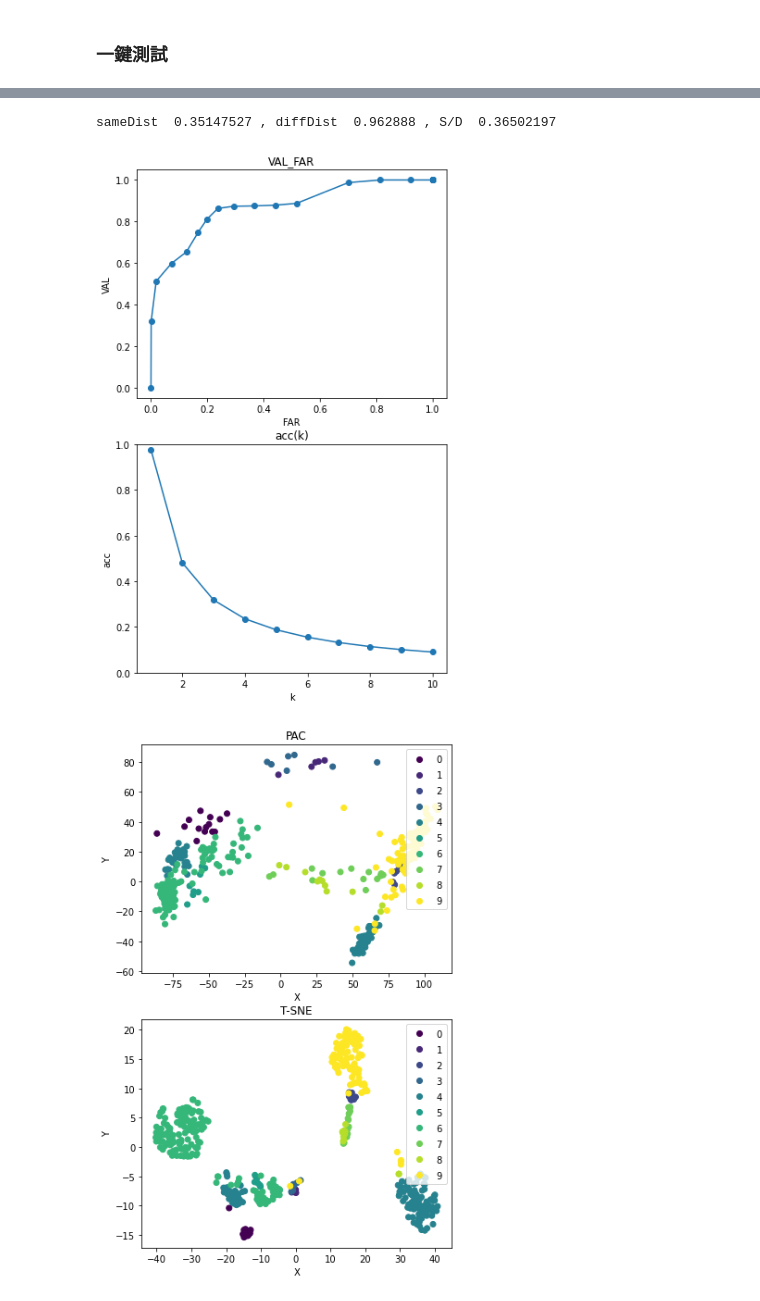
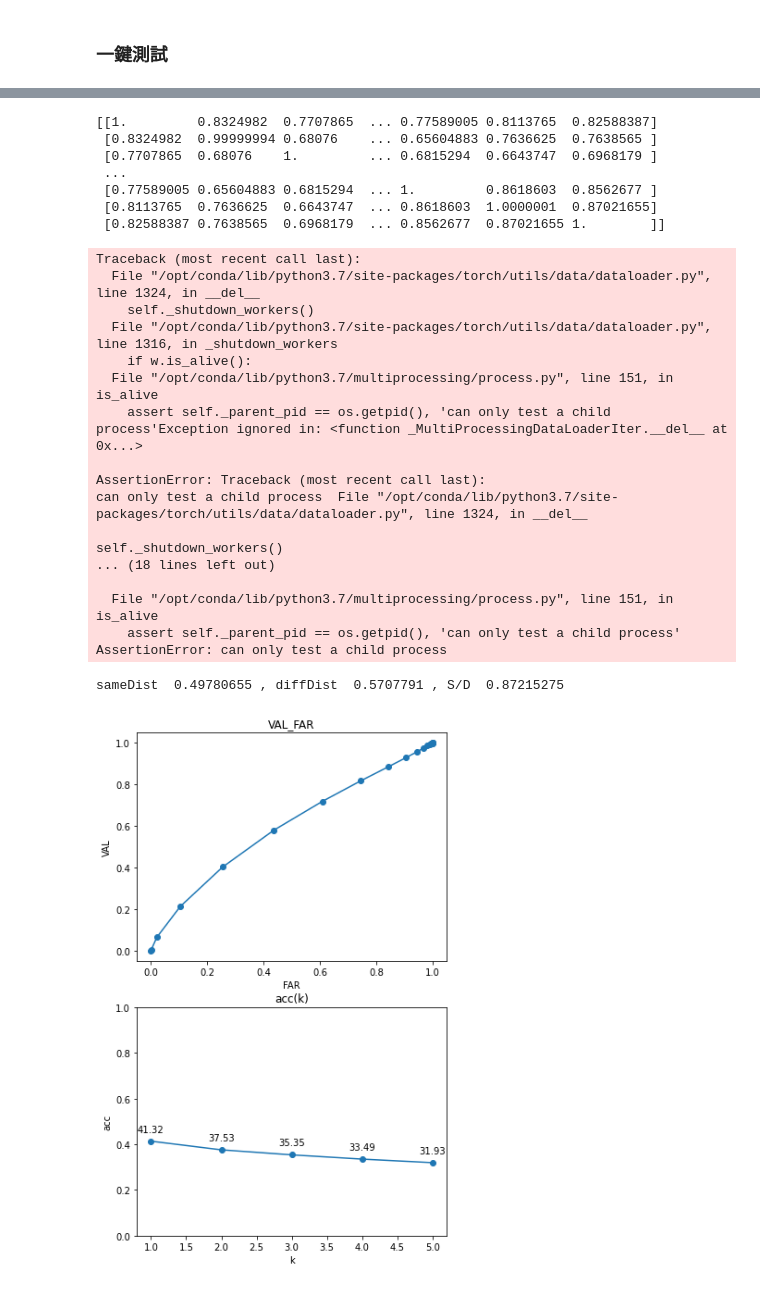
Before and after one commit to a07458666/simsiamfacenet, a Jupyter notebook: evaluationFeatureVertor.ipynb, the cells around one changed output, grey strips where cells are left out. Drawn from its saved outputs; the diff is of its cells as text; code cells hidden in the pictures.

```diff
--- a/evaluationFeatureVertor.ipynb
+++ b/evaluationFeatureVertor.ipynb
@@ -209,19 +204,19 @@ def collapseCheck(model, loader):
 # %% [markdown]
 ### validation
 # %%
-def validation(data_loader, model, l2 = False):
+def validation(data_loader, model):
     y_pre_list = []
     y_list = []
     for i_batch, image_batch in tqdm(enumerate(data_loader)):
         x = image_batch[0].to(device)
         y = image_batch[1]
-        if (l2):
-            model = nn.Sequential(model, L2_norm())
         y_pre = model(x)
         y_pre = y_pre.cpu().detach().numpy()
         for j, data in enumerate(y_pre):
             y_pre_list.append(data)
             y_list.append(int(y[j]))
+        if (len(y_list) > 3000):
+            break
     return y_pre_list, y_list
 # %%
 size=dataset_never.__len__()
@@ -425,5 +448,5 @@ def calculateClusterDistClose_GPU(y_pre, target):
 # %%
-def cal(y_pre, y, kMax = 10):
+def cal(y_pre, y, kMax = 5):
     valList = []
     farList = []
     accList = []
@@ -462,6 +485,14 @@ def showVAL_FAR_ACC(valList, farList, accList, accK):
     axs[1].scatter(accK, accList)
     axs[1].plot(accK, accList)
 
+    for x,y in zip(accK,accList):
+        label = "{:.2f}".format(y * 100)
+        plt.annotate(label, # this is the text
+                     (x,y), # these are the coordinates to position the label
+                     textcoords="offset points", # how to position the text
+                     xytext=(0,10), # distance from text to points (x,y)
+                     ha='center') # horizontal alignment can be left, right or center
+
     plt.savefig('ROC_ACC.png')
     plt.show()
 # showVAL_FAR_ACC(valList, farList, accList, accK)
@@ -501,10 +532,10 @@ def auto_dimension_reduction(y_pre, y):
 def auto_test(model_path):
     fast_model = loadEvalModel(model_path)
     collapseCheck(fast_model, never_loader)
-    y_pre, y = validation(never_loader, fast_model, True)
+    y_pre, y = validation(never_loader, fast_model)
     sameDist, diffDist = calculateClusterDistClose_GPU(y_pre, y)
     print('sameDist ', sameDist, ', diffDist ', diffDist, ', S/D ', sameDist / diffDist)
     valList, farList, accList, accK = cal(y_pre, y)
     showVAL_FAR_ACC(valList, farList, accList, accK)
-    y_pre, y = validation(never_loader, fast_model, False)
+    y_pre, y = validation(never_loader, fast_model)
     return y_pre, y
@@ -511,5 +546,5 @@ def auto_test(model_path):
 # %%
-MODEL_PATH = "./model_V2_1024_fix_cross_triplet/checkpoint.pth.tar"
+MODEL_PATH = "./model/model_simsiam_vicreg_cross/checkpoint.pth.tar"
 y_pre_1, y_1 = auto_test(MODEL_PATH)
-auto_dimension_reduction(y_pre_1, y_1)
+# auto_dimension_reduction(y_pre_1, y_1)
 # %% [output]
@@ -523,3 +560,26 @@ auto_dimension_reduction(y_pre_1, y_1)
-sameDist  0.35147527 , diffDist  0.962888 , S/D  0.36502197
+[[1.         0.8324982  0.7707865  ... 0.77589005 0.8113765  0.82588387]
+ [0.8324982  0.99999994 0.68076    ... 0.65604883 0.7636625  0.7638565 ]
+ [0.7707865  0.68076    1.         ... 0.6815294  0.6643747  0.6968179 ]
+ ...
+ [0.77589005 0.65604883 0.6815294  ... 1.         0.8618603  0.8562677 ]
+ [0.8113765  0.7636625  0.6643747  ... 0.8618603  1.0000001  0.87021655]
+ [0.82588387 0.7638565  0.6968179  ... 0.8562677  0.87021655 1.        ]]
+Traceback (most recent call last):
+  File "/opt/conda/lib/python3.7/site-packages/torch/utils/data/dataloader.py", line 1324, in __del__
+    self._shutdown_workers()
+  File "/opt/conda/lib/python3.7/site-packages/torch/utils/data/dataloader.py", line 1316, in _shutdown_workers
+    if w.is_alive():
+  File "/opt/conda/lib/python3.7/multiprocessing/process.py", line 151, in is_alive
+    assert self._parent_pid == os.getpid(), 'can only test a child process'Exception ignored in: <function _MultiProcessingDataLoaderIter.__del__ at 0x...>
+
+AssertionError: Traceback (most recent call last):
+can only test a child process  File "/opt/conda/lib/python3.7/site-packages/torch/utils/data/dataloader.py", line 1324, in __del__
+
+self._shutdown_workers()
+... (18 lines left out)
+
+  File "/opt/conda/lib/python3.7/multiprocessing/process.py", line 151, in is_alive
+    assert self._parent_pid == os.getpid(), 'can only test a child process'
+AssertionError: can only test a child process
+sameDist  0.49780655 , diffDist  0.5707791 , S/D  0.87215275
-[figure, old version]
+[figure, new version]
-[figure, removed]
```
Also changed, not shown: parts of 13 cells of this notebook.
